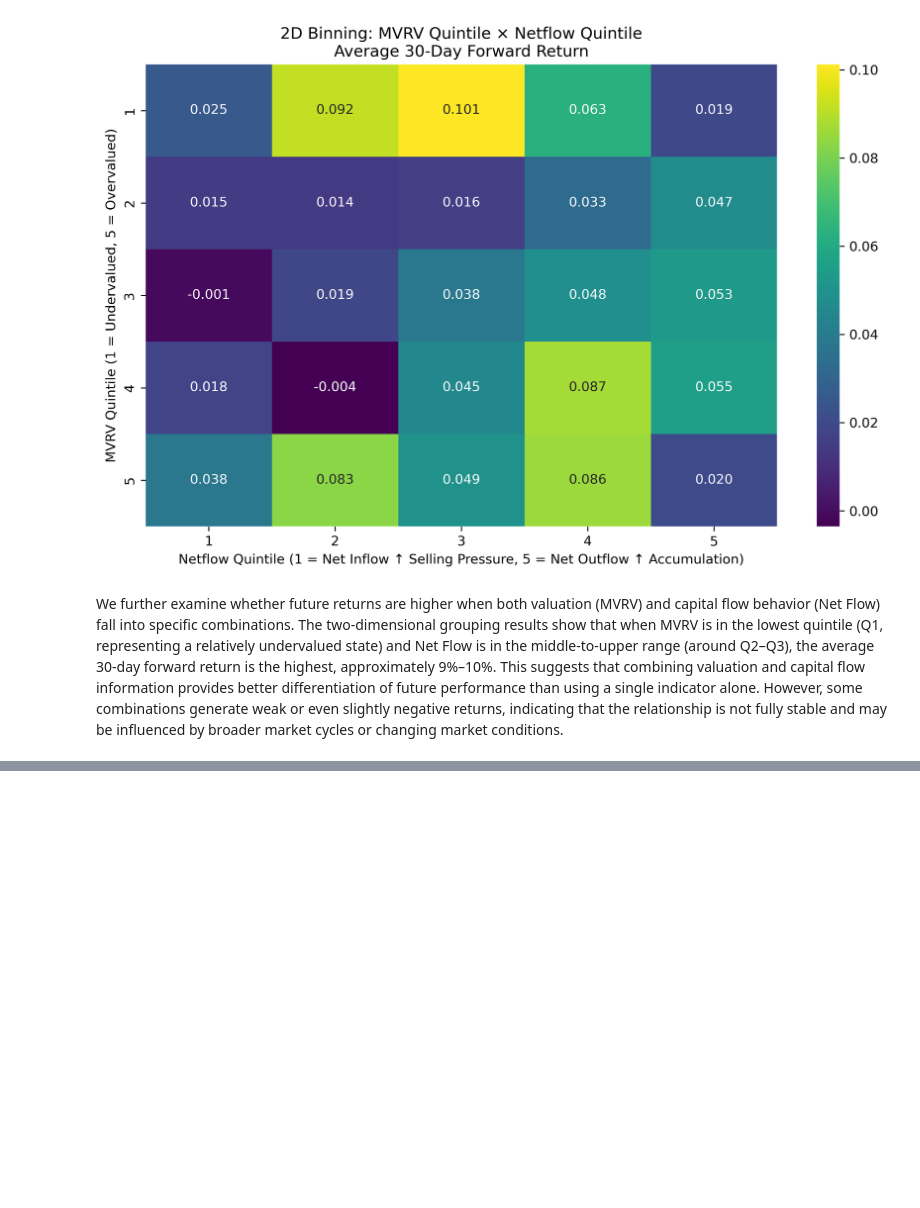
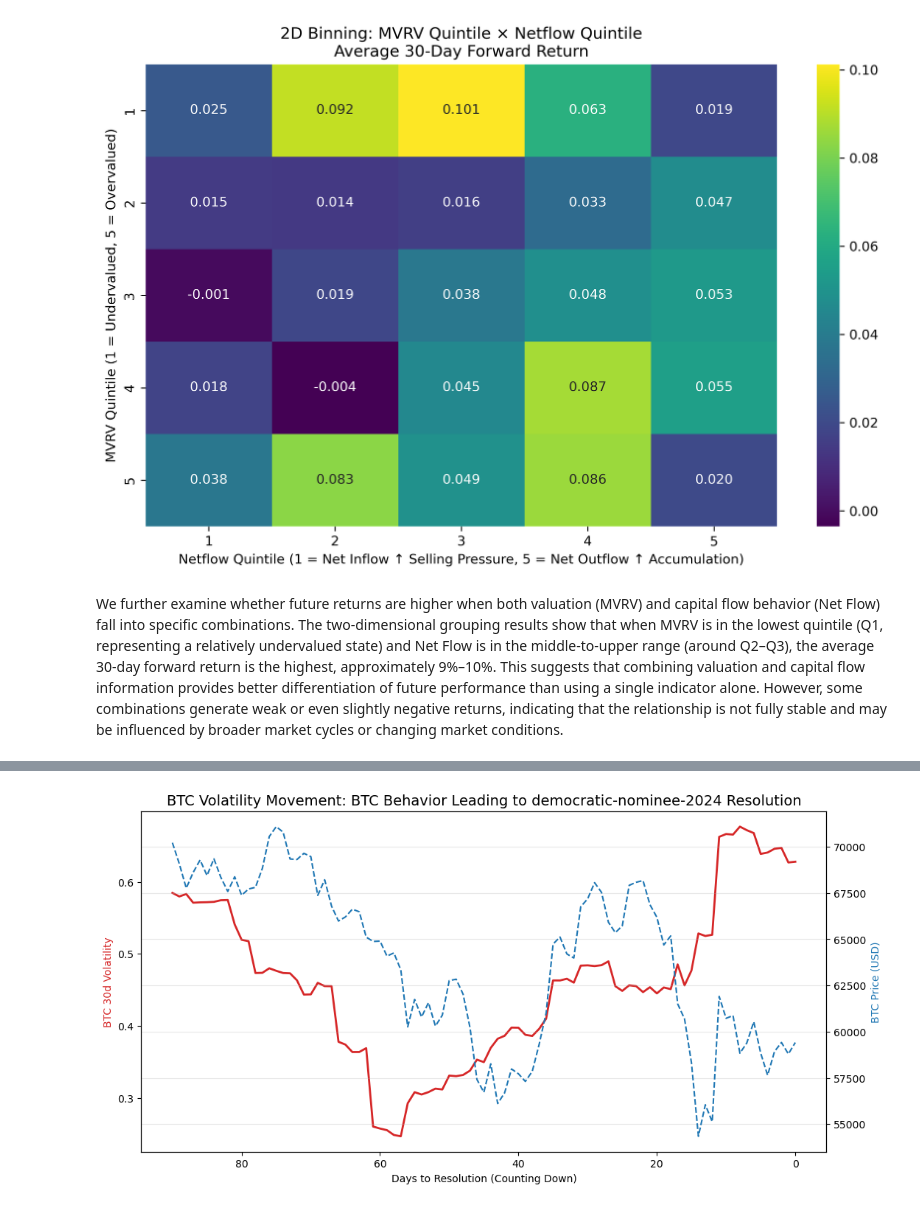
Before and after one commit to shuangvely/bitcoin-analytics-capstone-sp26-team08, a Jupyter notebook: eda/EDA_Executive.ipynb, the cells around one changed output, grey strips where cells are left out. Cells and saved outputs as stored; diff of their text form; code cells hidden in the pictures; blank space fills up the shorter version.

```diff
--- a/eda/EDA_Executive.ipynb
+++ b/eda/EDA_Executive.ipynb
@@ -107,0 +135,4 @@ We further examine whether future returns are higher when both valuation (MVRV)
+# %%
+display(Image("plots/BTCVolMovement.png"))
+# %% [output]
+[figure, added]
```
Also changed, not shown: parts of 12 cells of this notebook, 2 other files.
